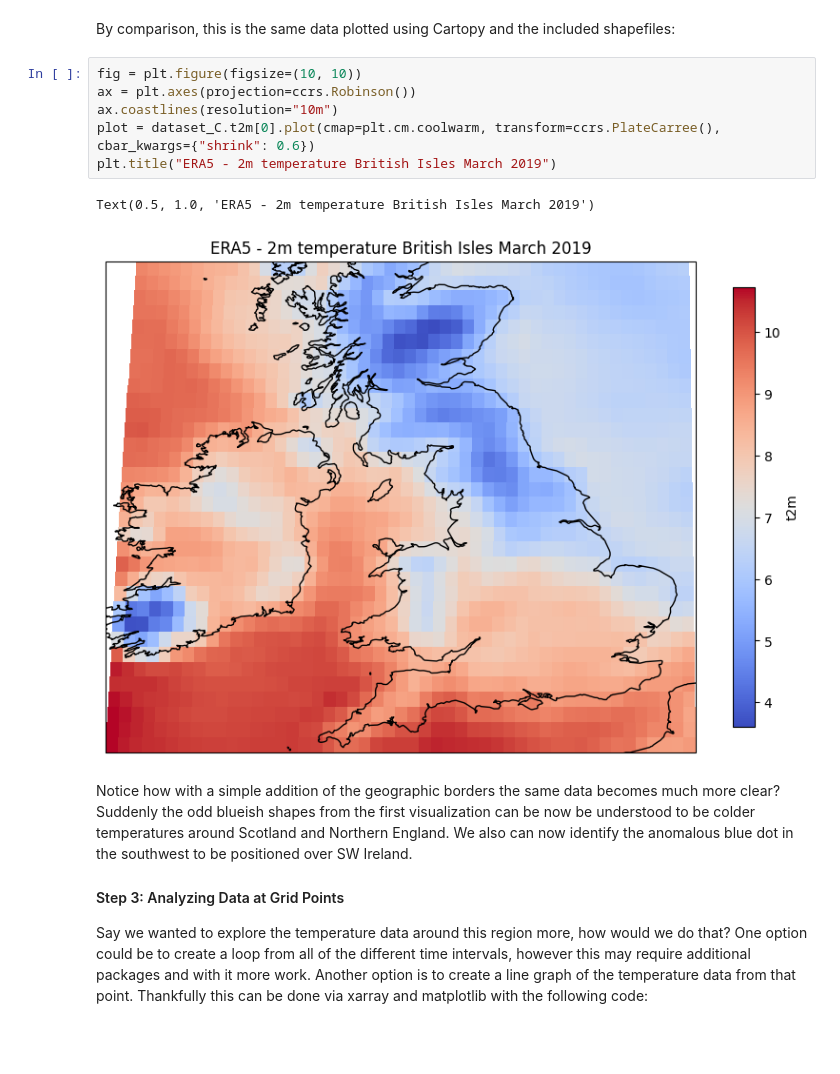
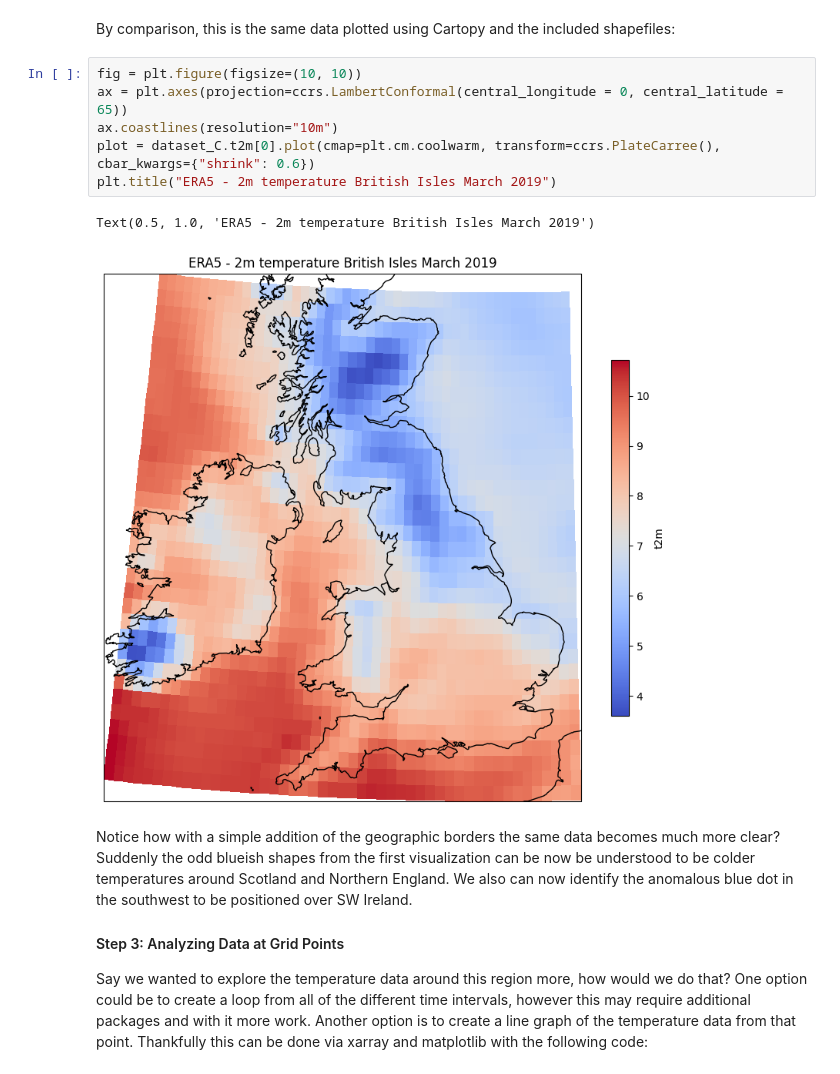
Before and after one commit to tyson-wx/data_science_for_the_geosciences, a Jupyter notebook: notebooks/Xarray_and_Thesis_Applied.ipynb, the cells around one changed output. Drawn from its saved outputs; the diff is of its cells as text; blank space fills up the shorter version.

```diff
--- a/notebooks/Xarray_and_Thesis_Applied.ipynb
+++ b/notebooks/Xarray_and_Thesis_Applied.ipynb
@@ -79,13 +79,13 @@ dataset_C.t2m[0].plot(cmap=plt.cm.coolwarm)
 By comparison, this is the same data plotted using Cartopy and the included shapefiles:
 # %%
 fig = plt.figure(figsize=(10, 10))
-ax = plt.axes(projection=ccrs.Robinson())
+ax = plt.axes(projection=ccrs.LambertConformal(central_longitude = 0, central_latitude = 65))
 ax.coastlines(resolution="10m")
 plot = dataset_C.t2m[0].plot(cmap=plt.cm.coolwarm, transform=ccrs.PlateCarree(), cbar_kwargs={"shrink": 0.6})
 plt.title("ERA5 - 2m temperature British Isles March 2019")
 # %% [output]
 Text(0.5, 1.0, 'ERA5 - 2m temperature British Isles March 2019')
-[figure, old version]
+[figure, new version]
 # %% [markdown]
 Notice how with a simple addition of the geographic borders the same data becomes much more clear? Suddenly the odd blueish shapes from the first visualization can be now be understood to be colder temperatures around Scotland and Northern England. We also can now identify the anomalous blue dot in the southwest to be positioned over SW Ireland.
 
```
Also changed, not shown: parts of 2 cells of this notebook, 2 other files.
